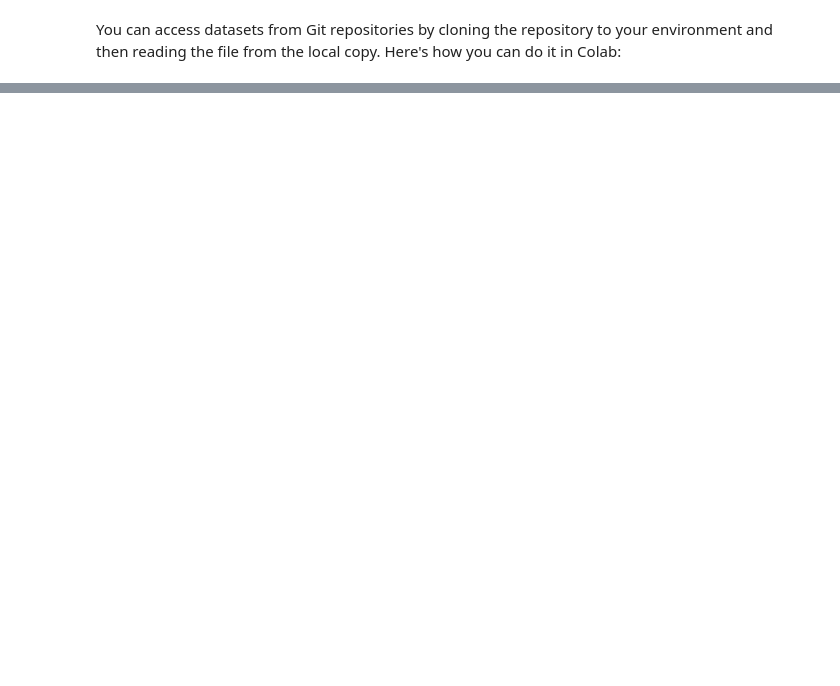
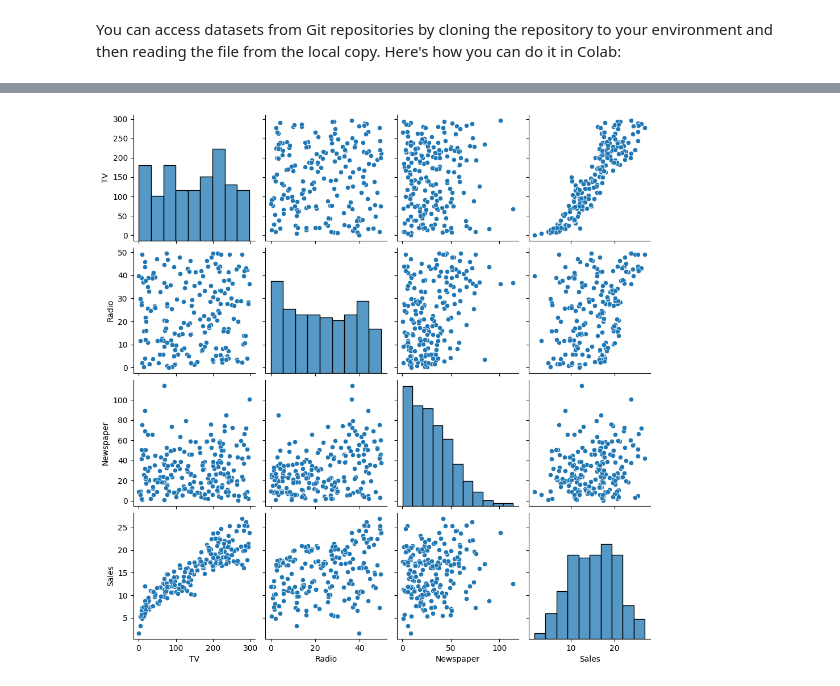
Before and after one commit to devopsalok/salesPrediction, a Jupyter notebook: Sales_chart.ipynb, the cells around one changed output, grey strips where cells are left out. Saved outputs shown, nothing was run; the diff lists cells and outputs as text; code cells hidden in the pictures; blank space fills up the shorter version.

```diff
--- a/Sales_chart.ipynb
+++ b/Sales_chart.ipynb
@@ -28,0 +89,5 @@ df
+# %%
+sns.pairplot(df)
+plt.show()
+# %% [output]
+[figure, added]
```
Also changed, not shown: parts of 13 cells of this notebook.
